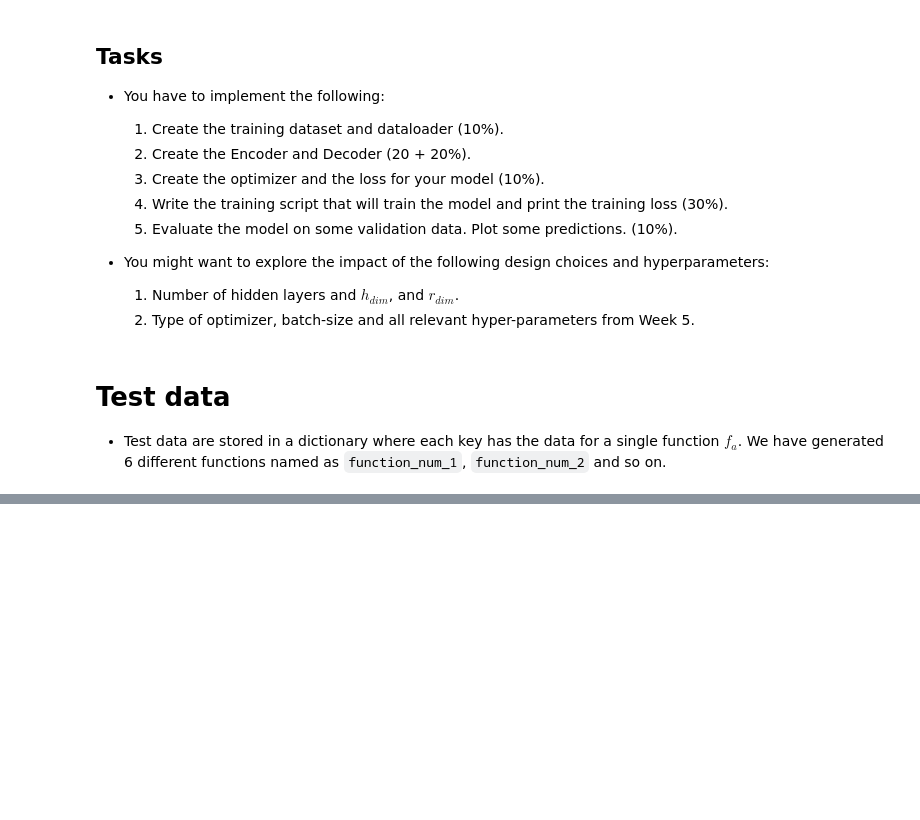
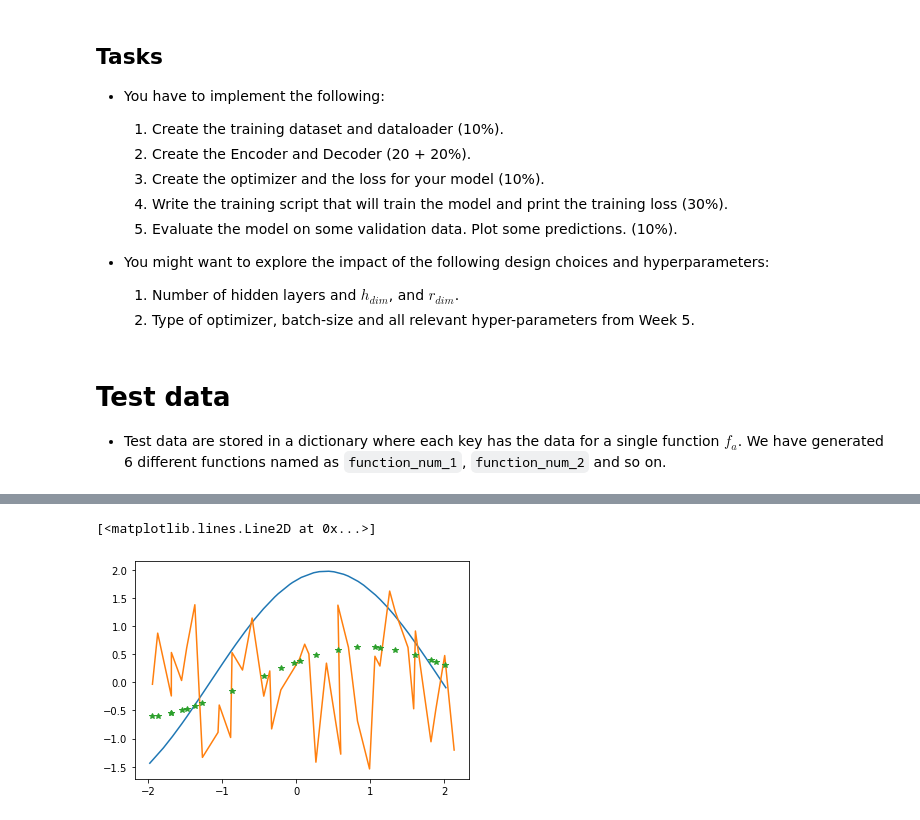
Before and after one commit to johnsn27/artificialIntelligence, a Jupyter notebook: CWTask/CW.ipynb, the cells around one changed output, grey strips where cells are left out. Drawn from its saved outputs; the diff is of its cells as text; code cells hidden in the pictures; blank space fills up the shorter version.

```diff
--- a/CWTask/CW.ipynb
+++ b/CWTask/CW.ipynb
@@ -194,0 +234,7 @@ RuntimeError: Can't call numpy() on Tensor that requires grad. Use tensor.detach
+# %%
+plt.plot(x[0,:,0].to('cpu'), y[0,:,0].to('cpu'))
+plt.plot(x_t[0,:,0].to('cpu'), y_hat[0,:,0].detach().to('cpu'))
+plt.plot(x_c[0,:,0].to('cpu'), y_c[0,:,0].to('cpu'), '*')
+# %% [output]
+[<matplotlib.lines.Line2D at 0x...>]
+[figure, added]
```
Also changed, not shown: parts of 10 cells of this notebook.
